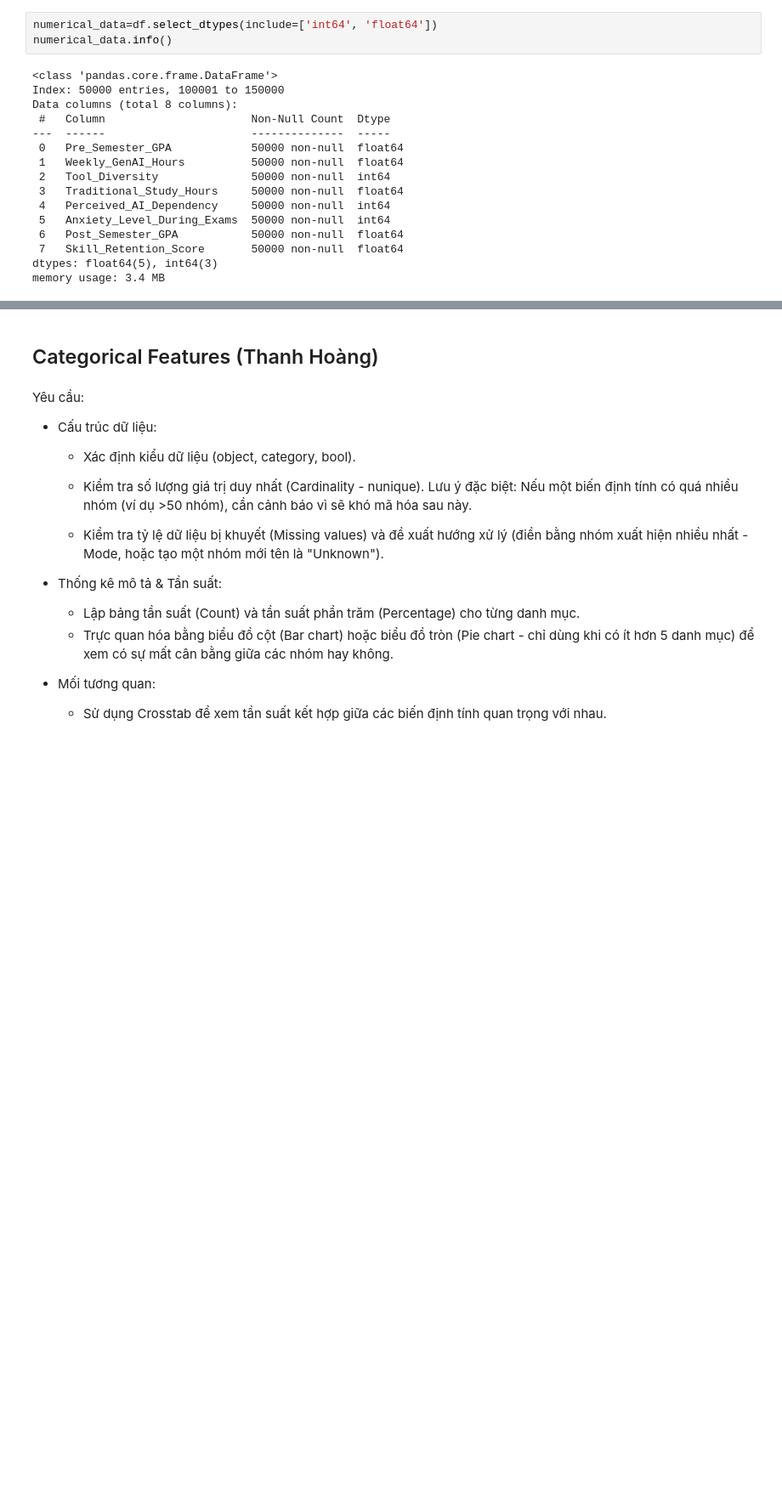
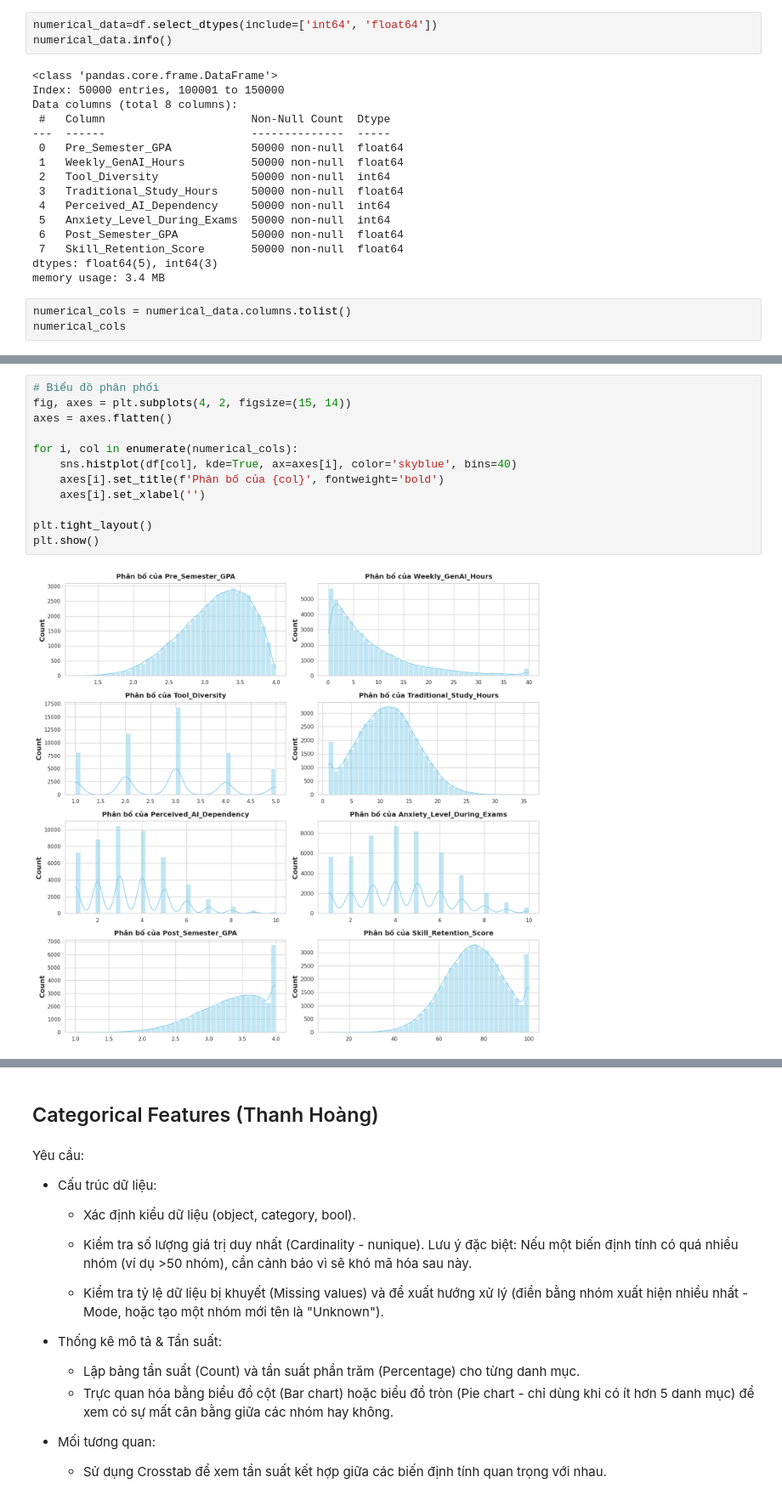
Before and after one commit to MEdan-US/Mini-Project, a Jupyter notebook: mini_project.ipynb, the cells around one changed output, grey strips where cells are left out. Shown at 85% size. Drawn from its saved outputs; the diff is of its cells as text; blank space fills up the shorter version.

Commit message:
Cập nhật phần phân tích dữ liệu định lượng và biểu đồ

```diff
--- a/mini_project.ipynb
+++ b/mini_project.ipynb
@@ -96,3 +96,6 @@ Data columns (total 8 columns):
  7   Skill_Retention_Score       50000 non-null  float64
 dtypes: float64(5), int64(3)
 memory usage: 3.4 MB
+# %%
+numerical_cols = numerical_data.columns.tolist()
+numerical_cols
@@ -98,0 +155,14 @@ memory usage: 3.4 MB
+# %%
+# Biểu đồ phân phối
+fig, axes = plt.subplots(4, 2, figsize=(15, 14))
+axes = axes.flatten()
+
+for i, col in enumerate(numerical_cols):
+    sns.histplot(df[col], kde=True, ax=axes[i], color='skyblue', bins=40)
+    axes[i].set_title(f'Phân bố của {col}', fontweight='bold')
+    axes[i].set_xlabel('')
+
+plt.tight_layout()
+plt.show()
+# %% [output]
+[figure, added]
```
Also changed, not shown: parts of 13 cells of this notebook.
